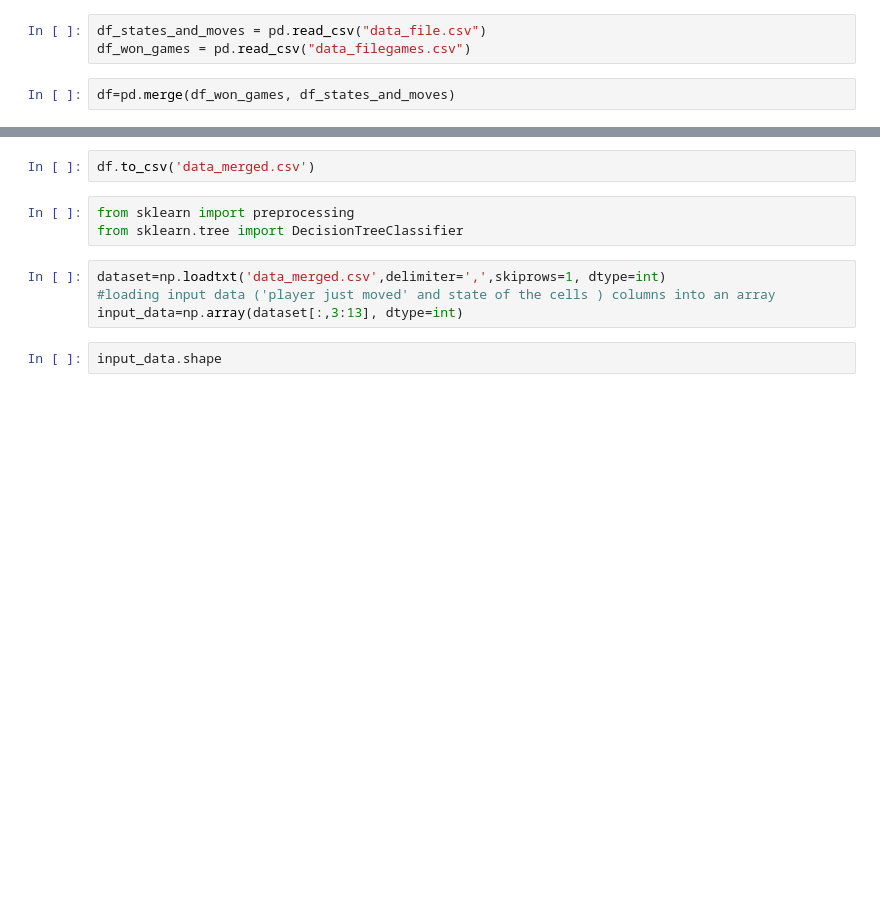
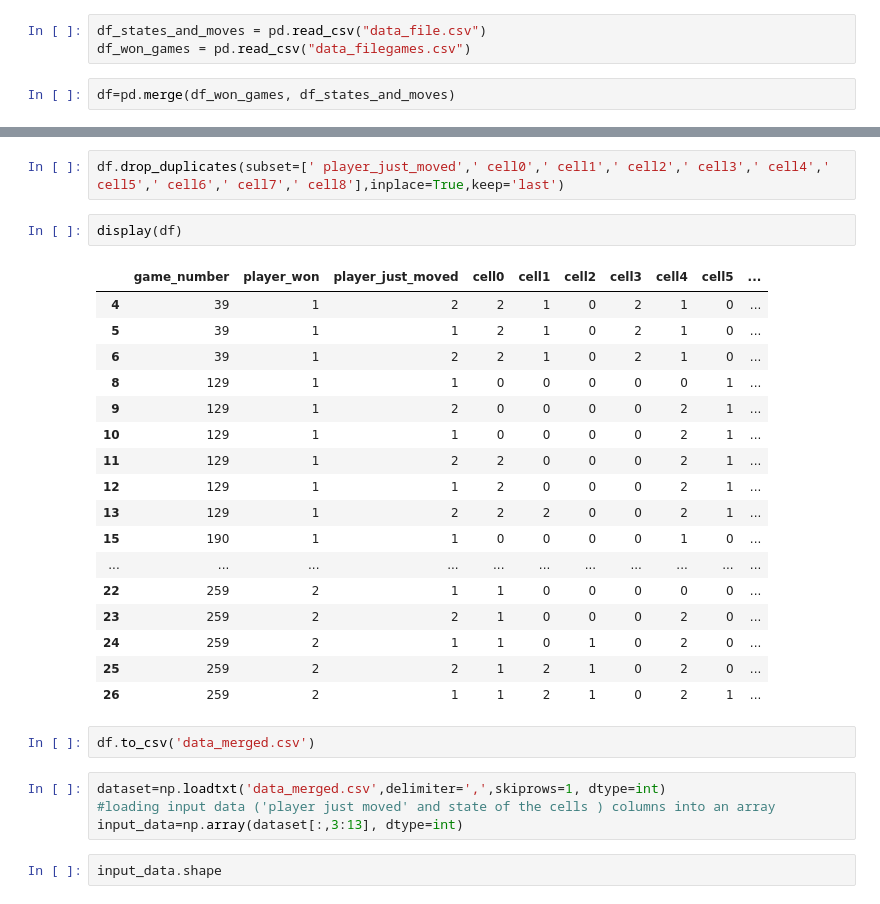
Before and after one commit to oxanaRC/CE888, a Jupyter notebook: Project3/tests.ipynb, the cells around one changed output, grey strips where cells are left out. Drawn from its saved outputs; the diff is of its cells as text; blank space fills up the shorter version.

```diff
--- a/Project3/tests.ipynb
+++ b/Project3/tests.ipynb
@@ -361,8 +421,27 @@ display(df)
+# %%
+df.drop_duplicates(subset=[' player_just_moved',' cell0',' cell1',' cell2',' cell3',' cell4',' cell5',' cell6',' cell7',' cell8'],inplace=True,keep='last')
+# %%
+display(df)
+# %% [output]
+|  | game_number | player_won | player_just_moved | cell0 | cell1 | cell2 | cell3 | cell4 | cell5 | ... |
+| 4 | 39 | 1 | 2 | 2 | 1 | 0 | 2 | 1 | 0 | ... |
+| 5 | 39 | 1 | 1 | 2 | 1 | 0 | 2 | 1 | 0 | ... |
+| 6 | 39 | 1 | 2 | 2 | 1 | 0 | 2 | 1 | 0 | ... |
+| 8 | 129 | 1 | 1 | 0 | 0 | 0 | 0 | 0 | 1 | ... |
+| 9 | 129 | 1 | 2 | 0 | 0 | 0 | 0 | 2 | 1 | ... |
+| 10 | 129 | 1 | 1 | 0 | 0 | 0 | 0 | 2 | 1 | ... |
+| 11 | 129 | 1 | 2 | 2 | 0 | 0 | 0 | 2 | 1 | ... |
+| 12 | 129 | 1 | 1 | 2 | 0 | 0 | 0 | 2 | 1 | ... |
+| 13 | 129 | 1 | 2 | 2 | 2 | 0 | 0 | 2 | 1 | ... |
+| 15 | 190 | 1 | 1 | 0 | 0 | 0 | 0 | 1 | 0 | ... |
+| ... | ... | ... | ... | ... | ... | ... | ... | ... | ... | ... |
+| 22 | 259 | 2 | 1 | 1 | 0 | 0 | 0 | 0 | 0 | ... |
+| 23 | 259 | 2 | 2 | 1 | 0 | 0 | 0 | 2 | 0 | ... |
+| 24 | 259 | 2 | 1 | 1 | 0 | 1 | 0 | 2 | 0 | ... |
+| 25 | 259 | 2 | 2 | 1 | 2 | 1 | 0 | 2 | 0 | ... |
+| 26 | 259 | 2 | 1 | 1 | 2 | 1 | 0 | 2 | 1 | ... |
 # %%
 df.to_csv('data_merged.csv')
-# %%
-from sklearn import preprocessing
-from sklearn.tree import DecisionTreeClassifier
 # %%
 dataset=np.loadtxt('data_merged.csv',delimiter=',',skiprows=1, dtype=int)
 #loading input data ('player just moved' and state of the cells ) columns into an array
```
Also changed, not shown: parts of 36 cells of this notebook.
